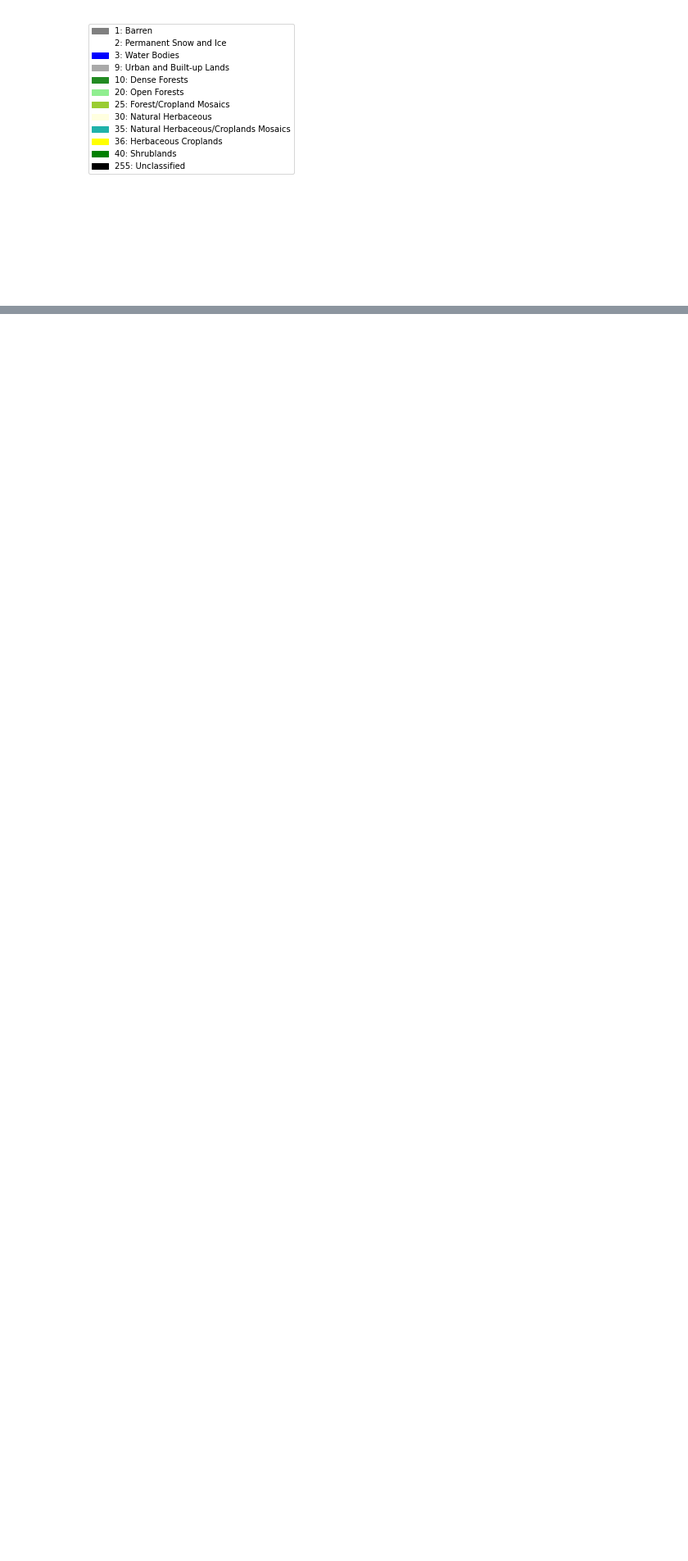
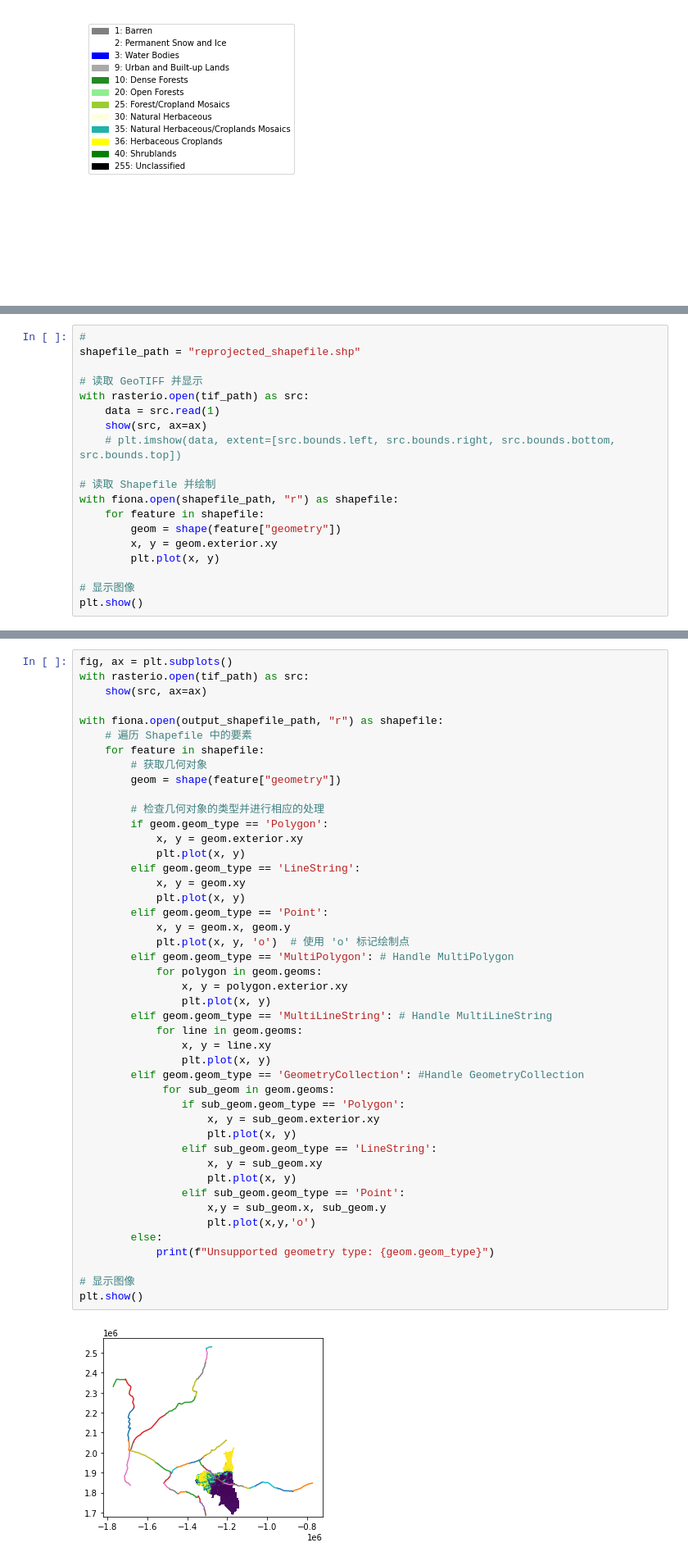
Before and after one commit to SourabhMulik/START_Hackathon, a Jupyter notebook: GPP_LandCover.ipynb, the cells around one changed output, grey strips where cells are left out. Shown at 82% size. Cells and saved outputs as stored; diff of their text form; blank space fills up the shorter version.

```diff
--- a/GPP_LandCover.ipynb
+++ b/GPP_LandCover.ipynb
@@ -175,0 +278,19 @@ plt.show()
+# %%
+#
+shapefile_path = "reprojected_shapefile.shp"
+
+# 读取 GeoTIFF 并显示
+with rasterio.open(tif_path) as src:
+    data = src.read(1)
+    show(src, ax=ax)
+    # plt.imshow(data, extent=[src.bounds.left, src.bounds.right, src.bounds.bottom, src.bounds.top])
+
+# 读取 Shapefile 并绘制
+with fiona.open(shapefile_path, "r") as shapefile:
+    for feature in shapefile:
+        geom = shape(feature["geometry"])
+        x, y = geom.exterior.xy
+        plt.plot(x, y)
+
+# 显示图像
+plt.show()
@@ -175,0 +299,47 @@ plt.show()
+# %%
+fig, ax = plt.subplots()
+with rasterio.open(tif_path) as src:
+    show(src, ax=ax)
+
+with fiona.open(output_shapefile_path, "r") as shapefile:
+    # 遍历 Shapefile 中的要素
+    for feature in shapefile:
+        # 获取几何对象
+        geom = shape(feature["geometry"])
+
+        # 检查几何对象的类型并进行相应的处理
+        if geom.geom_type == 'Polygon':
+            x, y = geom.exterior.xy
+            plt.plot(x, y)
+        elif geom.geom_type == 'LineString':
+            x, y = geom.xy
+            plt.plot(x, y)
+        elif geom.geom_type == 'Point':
+            x, y = geom.x, geom.y
+            plt.plot(x, y, 'o')  # 使用 'o' 标记绘制点
+        elif geom.geom_type == 'MultiPolygon': # Handle MultiPolygon
+            for polygon in geom.geoms:
+                x, y = polygon.exterior.xy
+                plt.plot(x, y)
+        elif geom.geom_type == 'MultiLineString': # Handle MultiLineString
+            for line in geom.geoms:
+                x, y = line.xy
+                plt.plot(x, y)
+        elif geom.geom_type == 'GeometryCollection': #Handle GeometryCollection
+             for sub_geom in geom.geoms:
+                if sub_geom.geom_type == 'Polygon':
+                    x, y = sub_geom.exterior.xy
+                    plt.plot(x, y)
+                elif sub_geom.geom_type == 'LineString':
+                    x, y = sub_geom.xy
+                    plt.plot(x, y)
+                elif sub_geom.geom_type == 'Point':
+                    x,y = sub_geom.x, sub_geom.y
+                    plt.plot(x,y,'o')
+        else:
+            print(f"Unsupported geometry type: {geom.geom_type}")
+
+# 显示图像
+plt.show()
+# %% [output]
+[figure, added]
```
Also changed, not shown: parts of 9 cells of this notebook, 6 other files.
